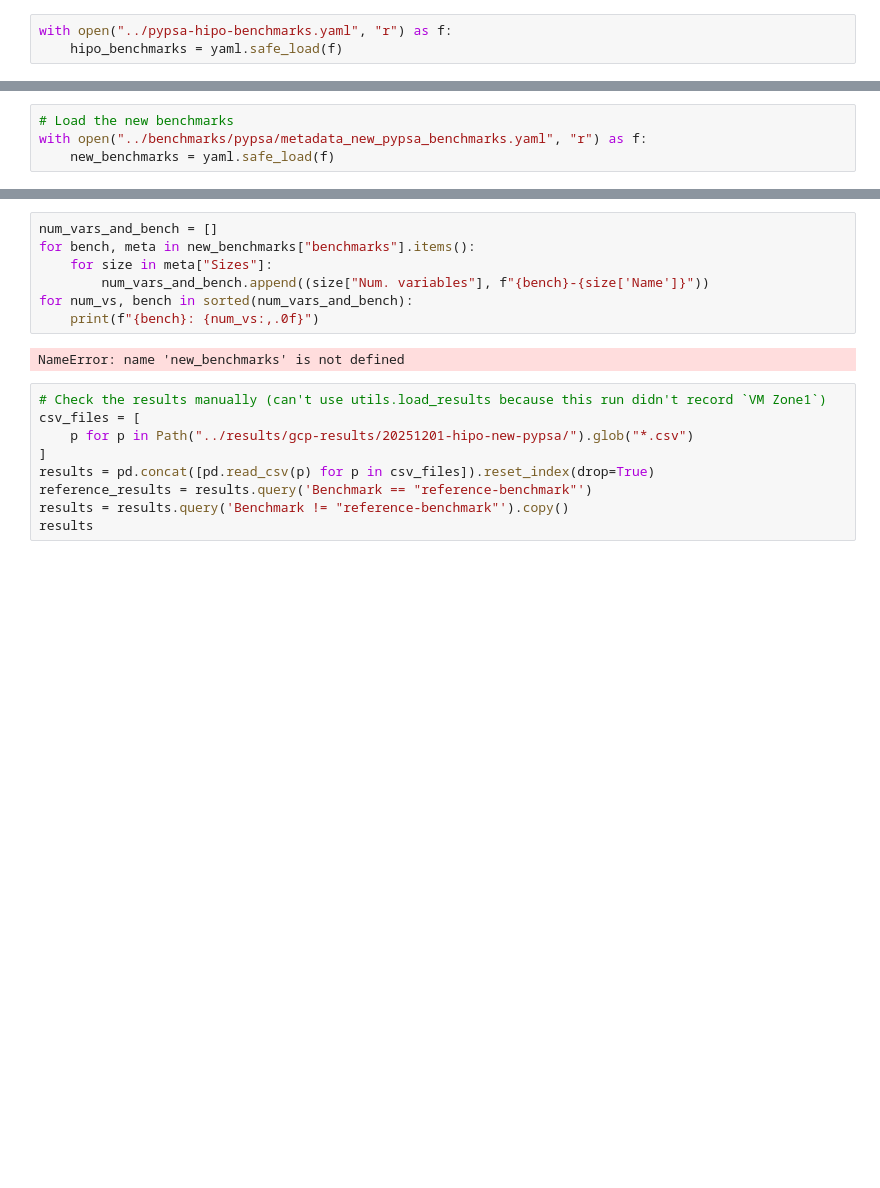
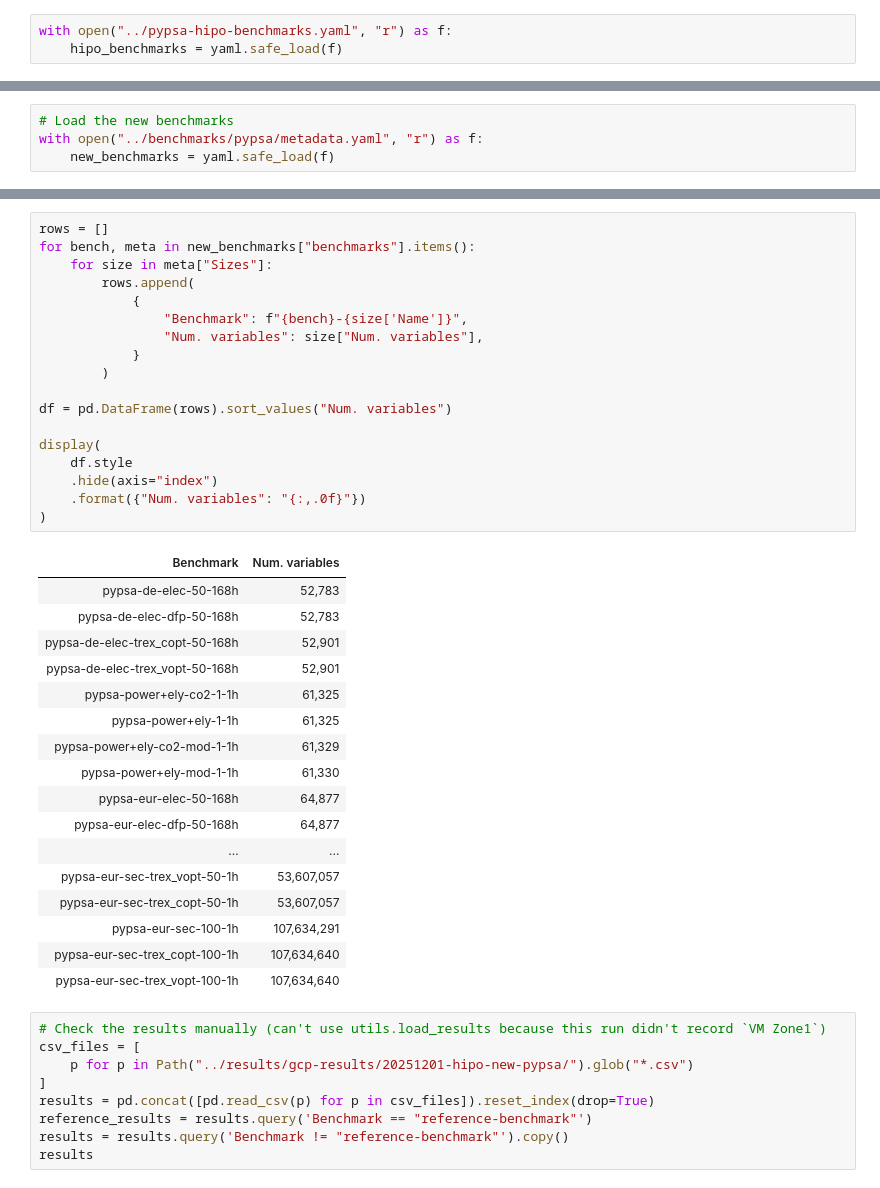
Before and after one commit to open-energy-transition/solver-benchmark, a Jupyter notebook: notebooks/higs-hipo-runs.ipynb, the cells around one changed output, grey strips where cells are left out. Saved outputs shown, nothing was run; the diff lists cells and outputs as text; blank space fills up the shorter version.

```diff
--- a/notebooks/higs-hipo-runs.ipynb
+++ b/notebooks/higs-hipo-runs.ipynb
@@ -220,4 +220,4 @@ with open("../pypsa-hipo-benchmarks.yaml", "r") as f:
 # %%
 # Load the new benchmarks
-with open("../benchmarks/pypsa/metadata_new_pypsa_benchmarks.yaml", "r") as f:
+with open("../benchmarks/pypsa/metadata.yaml", "r") as f:
     new_benchmarks = yaml.safe_load(f)
@@ -271,12 +271,39 @@ NameError: name 'new_benchmarks' is not defined
 # %%
-num_vars_and_bench = []
+rows = []
 for bench, meta in new_benchmarks["benchmarks"].items():
     for size in meta["Sizes"]:
-        num_vars_and_bench.append((size["Num. variables"], f"{bench}-{size['Name']}"))
-for num_vs, bench in sorted(num_vars_and_bench):
-    print(f"{bench}: {num_vs:,.0f}")
+        rows.append(
+            {
+                "Benchmark": f"{bench}-{size['Name']}",
+                "Num. variables": size["Num. variables"],
+            }
+        )
+
+df = pd.DataFrame(rows).sort_values("Num. variables")
+
+display(
+    df.style
+    .hide(axis="index")
+    .format({"Num. variables": "{:,.0f}"})
+)
 # %% [output]
-NameError: name 'new_benchmarks' is not defined
+| Benchmark | Num. variables |
+| pypsa-de-elec-50-168h | 52,783 |
+| pypsa-de-elec-dfp-50-168h | 52,783 |
+| pypsa-de-elec-trex_copt-50-168h | 52,901 |
+| pypsa-de-elec-trex_vopt-50-168h | 52,901 |
+| pypsa-power+ely-co2-1-1h | 61,325 |
+| pypsa-power+ely-1-1h | 61,325 |
+| pypsa-power+ely-co2-mod-1-1h | 61,329 |
+| pypsa-power+ely-mod-1-1h | 61,330 |
+| pypsa-eur-elec-50-168h | 64,877 |
+| pypsa-eur-elec-dfp-50-168h | 64,877 |
+| ... | ... |
+| pypsa-eur-sec-trex_vopt-50-1h | 53,607,057 |
+| pypsa-eur-sec-trex_copt-50-1h | 53,607,057 |
+| pypsa-eur-sec-100-1h | 107,634,291 |
+| pypsa-eur-sec-trex_copt-100-1h | 107,634,640 |
+| pypsa-eur-sec-trex_vopt-100-1h | 107,634,640 |
 # %%
 # Check the results manually (can't use utils.load_results because this run didn't record `VM Zone1`)
 csv_files = [
```
Also changed, not shown: parts of 18 cells of this notebook, 1 other file.
